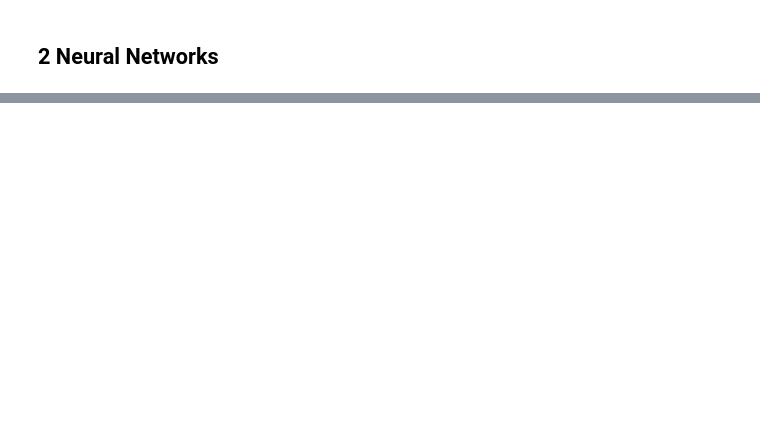
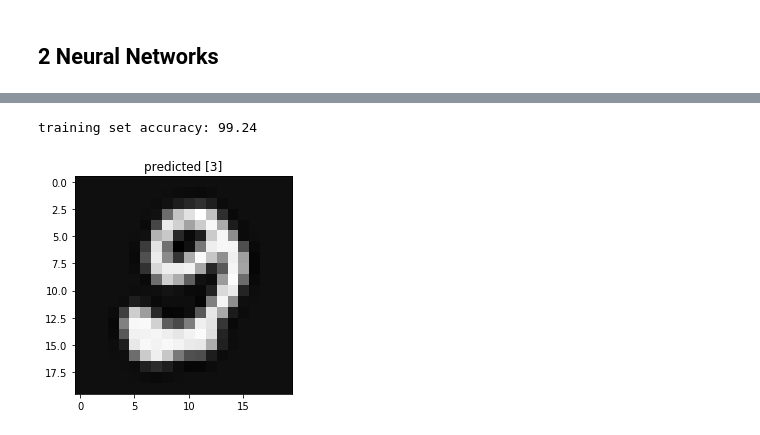
Before and after one commit to akapet00/andrew-ng-coursera-ml, a Jupyter notebook: ex3-multi-class-classification-and-neural-networks/ex3.ipynb, the cells around one changed output, grey strips where cells are left out. Cells and saved outputs as stored; diff of their text form; code cells hidden in the pictures; blank space fills up the shorter version.

```diff
--- a/ex3-multi-class-classification-and-neural-networks/ex3.ipynb
+++ b/ex3-multi-class-classification-and-neural-networks/ex3.ipynb
@@ -211,0 +216,16 @@ accuracy score (out of 100%): 96.46%
+# %%
+# data
+dataset = sio.loadmat('ex3data1.mat')
+X = dataset['X']
+y = dataset['y']
+y[:500,:] = 0 # a single line of data engineering :)
+# %%
+# parameters
+thetas = sio.loadmat('ex3weights.mat')
+print(f'mat file type: {type(thetas)}')
+print(f'dict keys:{thetas.keys()}')
+
+theta1 = thetas['Theta1']
+theta2 = thetas['Theta2']
+print(f'size of theta1: {theta1.shape}')
+print(f'size of theta2: {theta2.shape}')
@@ -211,0 +327,28 @@ accuracy score (out of 100%): 96.46%
+# %%
+def predictNN(theta1, theta2, X):
+    X_bias = np.concatenate((np.ones(shape=(X.shape[0],1)), X), axis=1)
+
+    z2 = theta1 @ X_bias.T             # (25, 5000) = (25, 401) x (401, 5000)
+    a2 = sigmoid(z2)                   # (25, 5000)
+    a2 = np.concatenate((np.ones(shape=(1, X.shape[0])),
+                        a2), axis=0)  # (26, 5000)
+    z3 = sigmoid(theta2 @ a2)         # (10, 5000) = (10, 26) x (26,5000)
+    return np.where(z3 == np.max(z3, axis=0))[0].reshape(-1,1)
+# %%
+pred = predictNN(theta1, theta2, X)
+acc = accuracy(pred, y)
+print(f'training set accuracy: {acc}')
+# %% [output]
+training set accuracy: 99.24
+# %%
+# observation of false classified images
+false_predictions = np.where(pred!=y)[0]
+
+false_prediction_random_choice = np.random.choice(false_predictions)
+
+plt.gray()
+plt.imshow(X[false_prediction_random_choice,].reshape(20,20).T)
+plt.title(f'predicted {pred[false_prediction_random_choice]}')
+plt.show()
+# %% [output]
+[figure, added]
```
Also changed, not shown: parts of 7 cells of this notebook, 2 other files.
